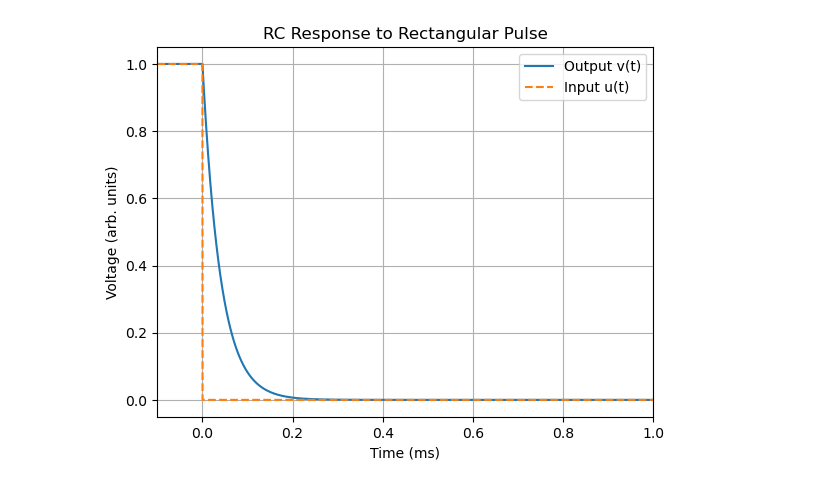
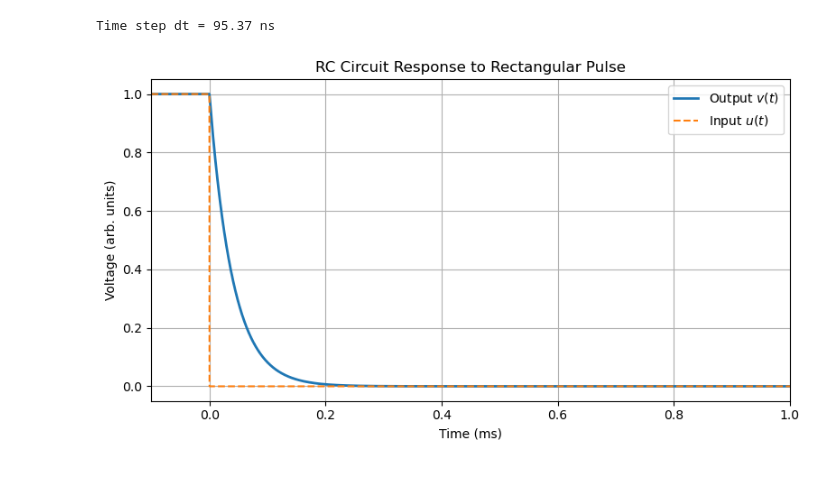
Before and after one commit to luriol/Cryopreservation, a Jupyter notebook: capacitor_time_domain.ipynb, the cells around one changed output. Drawn from its saved outputs; the diff is of its cells as text; code cells hidden in the pictures.

```diff
--- a/capacitor_time_domain.ipynb
+++ b/capacitor_time_domain.ipynb
@@ -1,43 +17,56 @@
 # %%
-# April 15 2025
-import numpy as np
-import matplotlib.pyplot as plt
-import scipy.constants as scc
-from scipy.signal import hann
+# Parameters for time domain simulation
+N = 2**20                             # Number of time steps (high resolution for clean FFT)
+T = 100 * scc.milli                   # Total duration of simulation [s]
+dt = T / N                            # Time step [s]
+print(f'Time step dt = {dt/scc.nano:5.2f} ns')
 
-# Parameters
-N = 2**20
-T = 100 * scc.milli
-dt = T / N
-t = np.linspace(0, T, N, endpoint=False)
+t = np.linspace(0, T, N, endpoint=False)  # Time array from 0 to T (exclusive)
 
-# Construct input rectangular pulse (centered 1/3 to 2/3)
+# Construct input signal: a rectangular pulse from 1/3*T to 2/3*T
 u_t = np.zeros(N)
-u_t[N//3 : 2*N//3] = 1
+u_t[N//3 : 2*N//3] = 1                # Set pulse amplitude to 1 over the middle third of the interval
 
-# FFT of input signal
+# Fourier transform of the input signal (scaled by dt)
 U_w = np.fft.fft(u_t) * dt
-w = 2 * np.pi * np.fft.fftfreq(N, d=dt) + np.finfo(float).eps
 
-# RC circuit transfer function H(w) = 1 / (1 + i w RC)
-R = 1 * scc.mega
-C = 40 * scc.pico
+# Frequency axis for FFT, with epsilon added to avoid divide-by-zero
+w = 2 * np.pi * np.fft.fftfreq(N, d=dt) + np.finfo(float).eps  # Angular frequency [rad/s]
+
+# RC circuit parameters
+R = 1 * scc.mega                     # Resistance [Ohms]
+C = 40 * scc.pico                    # Capacitance [Farads]
+
+# RC circuit transfer function: H(w) = 1 / (1 + iωRC)
 H_w = 1 / (1 + 1j * w * R * C)
 
-# Multiply in frequency domain and return to time domain
+# Multiply input spectrum by transfer function in frequency domain
 V_w = H_w * U_w
-v_t = np.fft.ifft(V_w).real / dt  # rescale back
-t0 = 2*T/3
-# Plot if you want
-plt.plot((t-t0) / scc.milli, v_t, label="Output v(t)")
-plt.plot((t-t0)/ scc.milli, u_t, '--', label="Input u(t)")
-plt.xlabel("Time (ms)")
-plt.ylabel("Voltage (arb. units)")
-plt.xlim(-.1,1)
-plt.legend()
-plt.grid()
-plt.title("RC Response to Rectangular Pulse")
-plt.show()
+
+# Inverse Fourier transform to get output voltage in time domain
+v_t = np.fft.ifft(V_w).real / dt     # Normalize result by 1/dt to reverse FFT scaling
+
+# Set t0 for plotting or signal alignment (here aligned with end of pulse)
+t0 = 2 * T / 3
 # %% [output]
-[figure, removed]
+Time step dt = 95.37 ns
+# %%
+# Plot time-domain response of the RC circuit to a rectangular pulse
+plt.figure(figsize=(8, 4.5))
+
+# Shift time axis so pulse is centered around t = 0
+plt.plot((t - t0) / scc.milli, v_t, label="Output $v(t)$", linewidth=2)
+plt.plot((t - t0) / scc.milli, u_t, '--', label="Input $u(t)$", linewidth=1.5)
+
+plt.xlabel("Time (ms)")
+plt.ylabel("Voltage (arb. units)")
+plt.title("RC Circuit Response to Rectangular Pulse")
+
+plt.xlim(-0.1, 1.0)
+plt.grid(True)
+plt.legend()
+plt.tight_layout()
+plt.show()
+# %% [output]
+[figure, added]
 # %%
```
Also changed, not shown: parts of 14 cells of this notebook, 1 other file.
